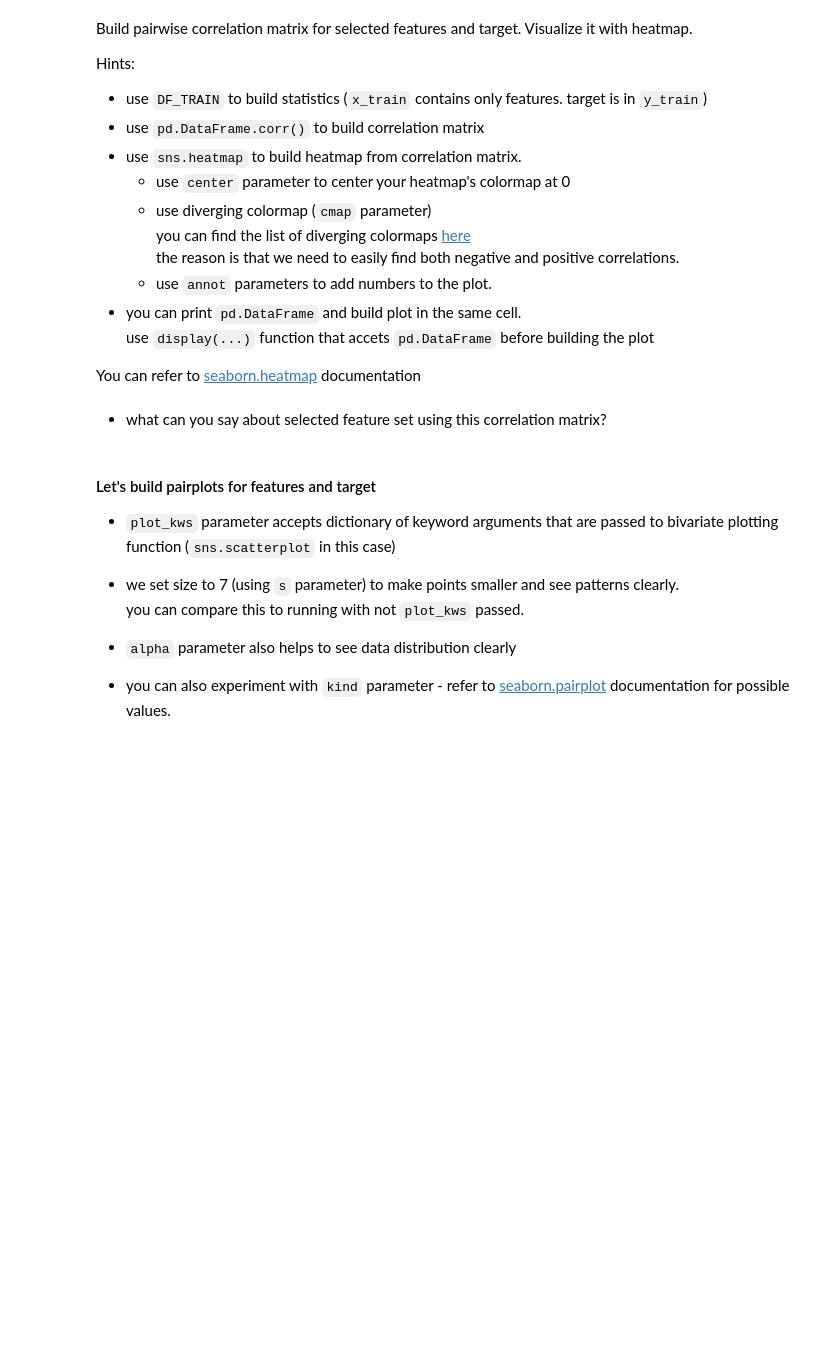
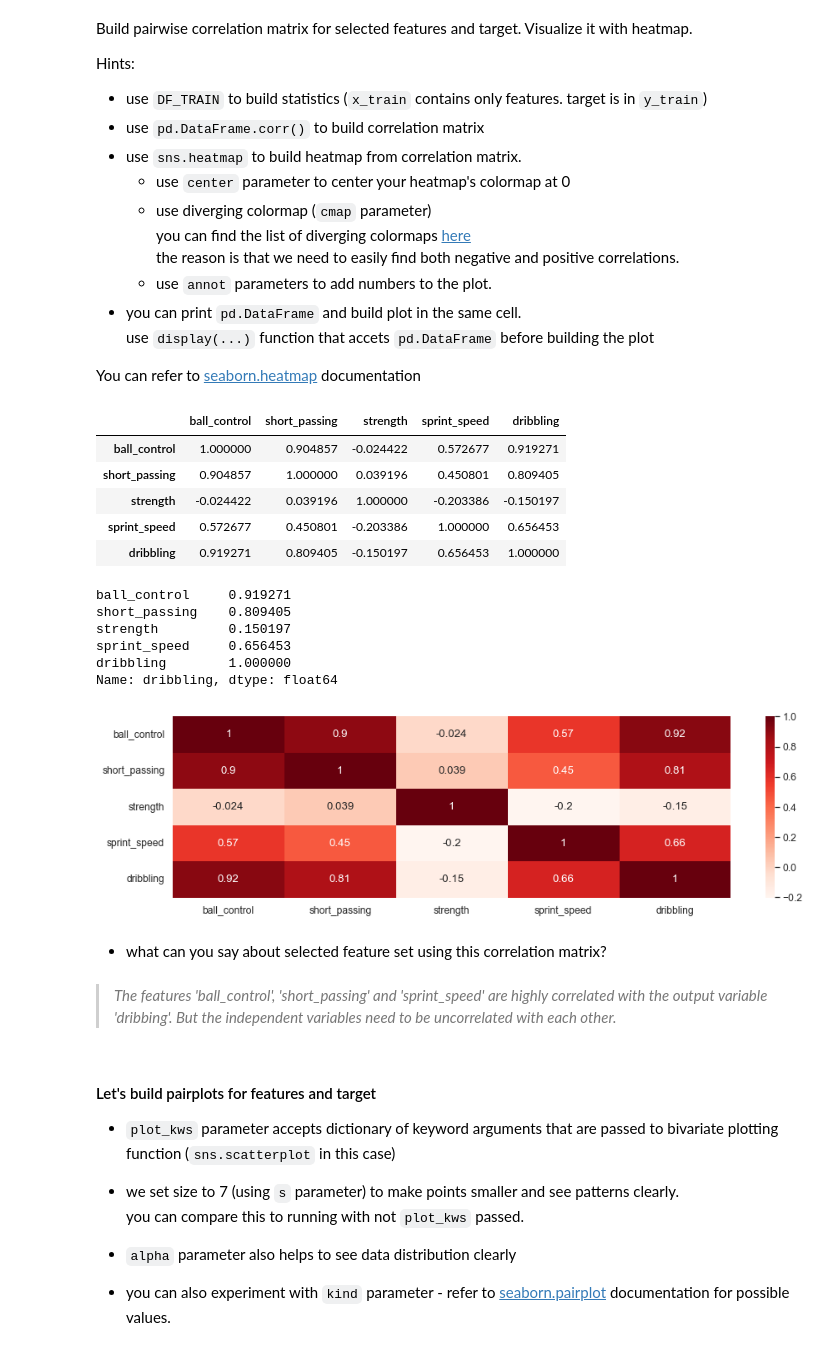
Before and after one commit to kastrubait/ml-intro-2022Q1, a Jupyter notebook: task-3_linear_regression.ipynb, the cells around one changed output. Cells and saved outputs as stored; diff of their text form; code cells hidden in the pictures; blank space fills up the shorter version.

```diff
--- a/task-3_linear_regression.ipynb
+++ b/task-3_linear_regression.ipynb
@@ -786,12 +794,34 @@ Hints:
 
 You can refer to [seaborn.heatmap](https://seaborn.pydata.org/generated/seaborn.heatmap.html) documentation
 # %%
-# # your code here
-# correlation_matrix =
-# display(correlation_matrix)
-# sns.heatmap(...);
+# your code here
+correlation_matrix = DF_TRAIN[cols].corr()
+display(correlation_matrix)
+
+plt.figure(figsize=(15, 4))
+sns.heatmap(correlation_matrix, annot=True, cmap=plt.cm.Reds)
+
+cor_target = abs(correlation_matrix[target])
+cor_target
+# %% [output]
+|  | ball_control | short_passing | strength | sprint_speed | dribbling |
+| ball_control | 1.000000 | 0.904857 | -0.024422 | 0.572677 | 0.919271 |
+| short_passing | 0.904857 | 1.000000 | 0.039196 | 0.450801 | 0.809405 |
+| strength | -0.024422 | 0.039196 | 1.000000 | -0.203386 | -0.150197 |
+| sprint_speed | 0.572677 | 0.450801 | -0.203386 | 1.000000 | 0.656453 |
+| dribbling | 0.919271 | 0.809405 | -0.150197 | 0.656453 | 1.000000 |
+ball_control     0.919271
+short_passing    0.809405
+strength         0.150197
+sprint_speed     0.656453
+dribbling        1.000000
+Name: dribbling, dtype: float64
+[figure, added]
 # %% [markdown]
 * what can you say about selected feature set using this correlation matrix?
+# %% [markdown]
+> _The features 'ball_control', 'short_passing' and 'sprint_speed' are highly correlated with the output variable 'dribbing'. But the independent
+> variables need to be uncorrelated with each other._
 # %% [markdown]
 #### Let's build pairplots for features and target
 
```
Also changed, not shown: parts of 20 cells of this notebook.
